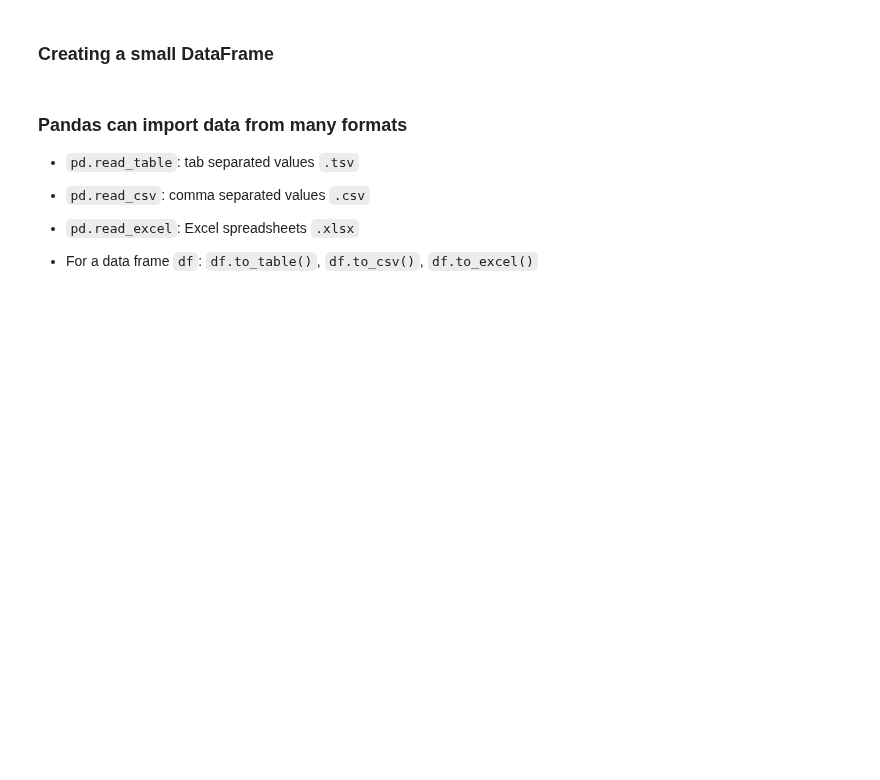
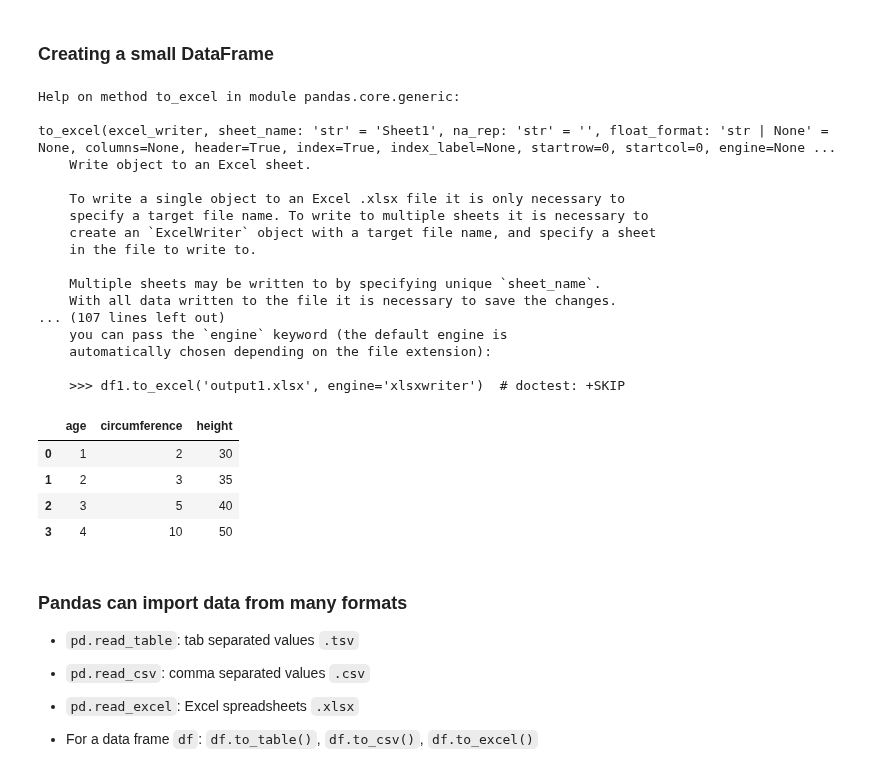
Before and after one commit to NBISweden/workshop-python, a Jupyter notebook: lectures/Day_4.ipynb, the cells around one changed output. Drawn from its saved outputs; the diff is of its cells as text; code cells hidden in the pictures; blank space fills up the shorter version.

```diff
--- a/lectures/Day_4.ipynb
+++ b/lectures/Day_4.ipynb
@@ -662,12 +686,39 @@ Documentation
 ### Creating a small DataFrame
 # %%
 import pandas as pd
-df = pd.DataFrame({
+mydict = {
     'age': [1,2,3,4],
     'circumference': [2,3,5,10],
     'height': [30, 35, 40, 50]
-})
+}
+mydict['age'][2]
+df = pd.DataFrame(mydict)
+df.to_excel('files/mydict.xlsx')
+help(df.to_excel)
 df
+# %% [output]
+Help on method to_excel in module pandas.core.generic:
+
+to_excel(excel_writer, sheet_name: 'str' = 'Sheet1', na_rep: 'str' = '', float_format: 'str | None' = None, columns=None, header=True, index=True, index_label=None, startrow=0, startcol=0, engine=None ...
+    Write object to an Excel sheet.
+
+    To write a single object to an Excel .xlsx file it is only necessary to
+    specify a target file name. To write to multiple sheets it is necessary to
+    create an `ExcelWriter` object with a target file name, and specify a sheet
+    in the file to write to.
+
+    Multiple sheets may be written to by specifying unique `sheet_name`.
+    With all data written to the file it is necessary to save the changes.
+... (107 lines left out)
+    you can pass the `engine` keyword (the default engine is
+    automatically chosen depending on the file extension):
+
+    >>> df1.to_excel('output1.xlsx', engine='xlsxwriter')  # doctest: +SKIP
+|  | age | circumference | height |
+| 0 | 1 | 2 | 30 |
+| 1 | 2 | 3 | 35 |
+| 2 | 3 | 5 | 40 |
+| 3 | 4 | 10 | 50 |
 # %% [markdown]
 ### Pandas can import data from many formats
 
```
Also changed, not shown: parts of 33 cells of this notebook, 3 other files.
